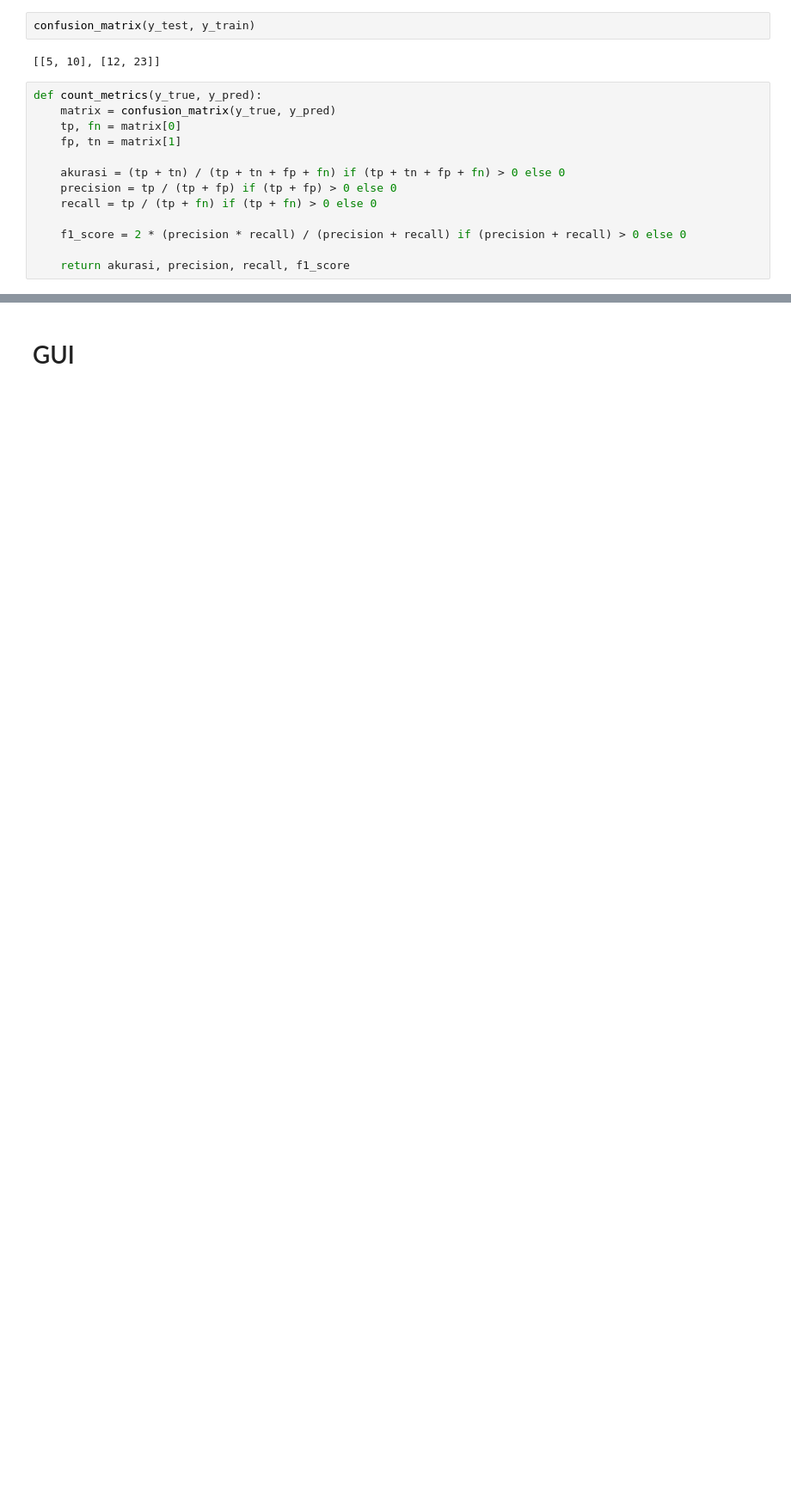
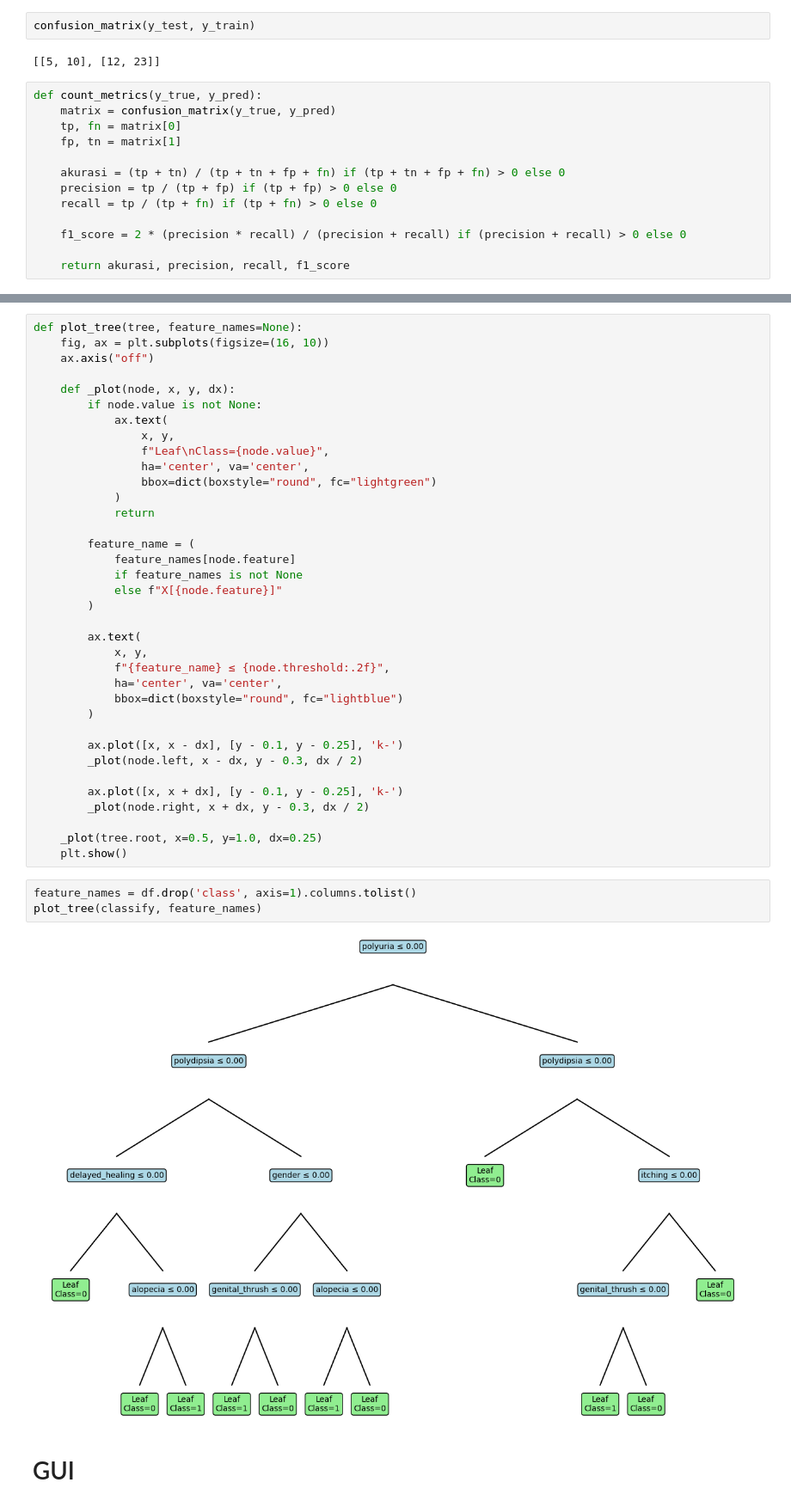
Before and after one commit to zee-mora/python_diabetes_colab, a Jupyter notebook: main.ipynb, the cells around one changed output, grey strips where cells are left out. Shown at 86% size. Cells and saved outputs as stored; diff of their text form; blank space fills up the shorter version.

Commit message:
tree visualitazation

```diff
--- a/main.ipynb
+++ b/main.ipynb
@@ -417,3 +405,44 @@ count_metrics(y_test, predictions)
+# %%
+def plot_tree(tree, feature_names=None):
+    fig, ax = plt.subplots(figsize=(16, 10))
+    ax.axis("off")
+
+    def _plot(node, x, y, dx):
+        if node.value is not None:
+            ax.text(
+                x, y,
+                f"Leaf\nClass={node.value}",
+                ha='center', va='center',
+                bbox=dict(boxstyle="round", fc="lightgreen")
+            )
+            return
+
+        feature_name = (
+            feature_names[node.feature]
+            if feature_names is not None
+            else f"X[{node.feature}]"
+        )
+
+        ax.text(
+            x, y,
+            f"{feature_name} ≤ {node.threshold:.2f}",
+            ha='center', va='center',
+            bbox=dict(boxstyle="round", fc="lightblue")
+        )
+
+        ax.plot([x, x - dx], [y - 0.1, y - 0.25], 'k-')
+        _plot(node.left, x - dx, y - 0.3, dx / 2)
+
+        ax.plot([x, x + dx], [y - 0.1, y - 0.25], 'k-')
+        _plot(node.right, x + dx, y - 0.3, dx / 2)
+
+    _plot(tree.root, x=0.5, y=1.0, dx=0.25)
+    plt.show()
+# %%
+feature_names = df.drop('class', axis=1).columns.tolist()
+plot_tree(classify, feature_names)
+# %% [output]
+[figure, added]
 # %% [markdown]
 # GUI
 # %%
```
Also changed, not shown: parts of 5 cells of this notebook.
